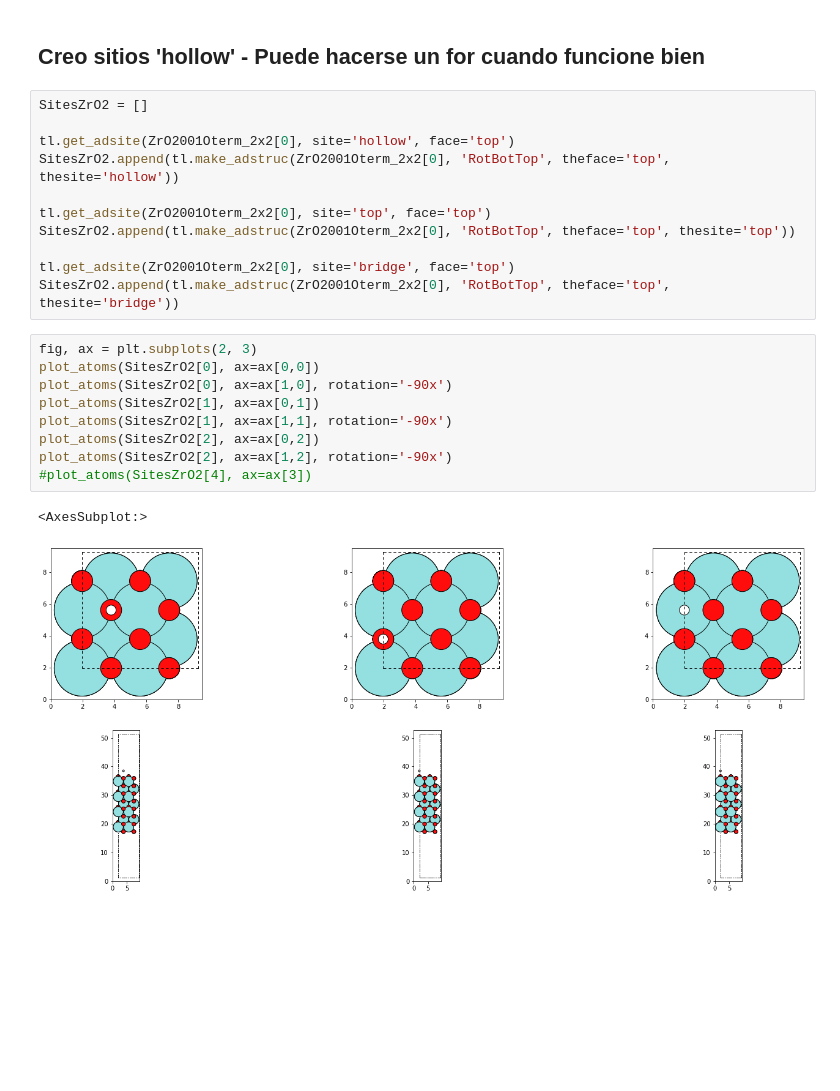
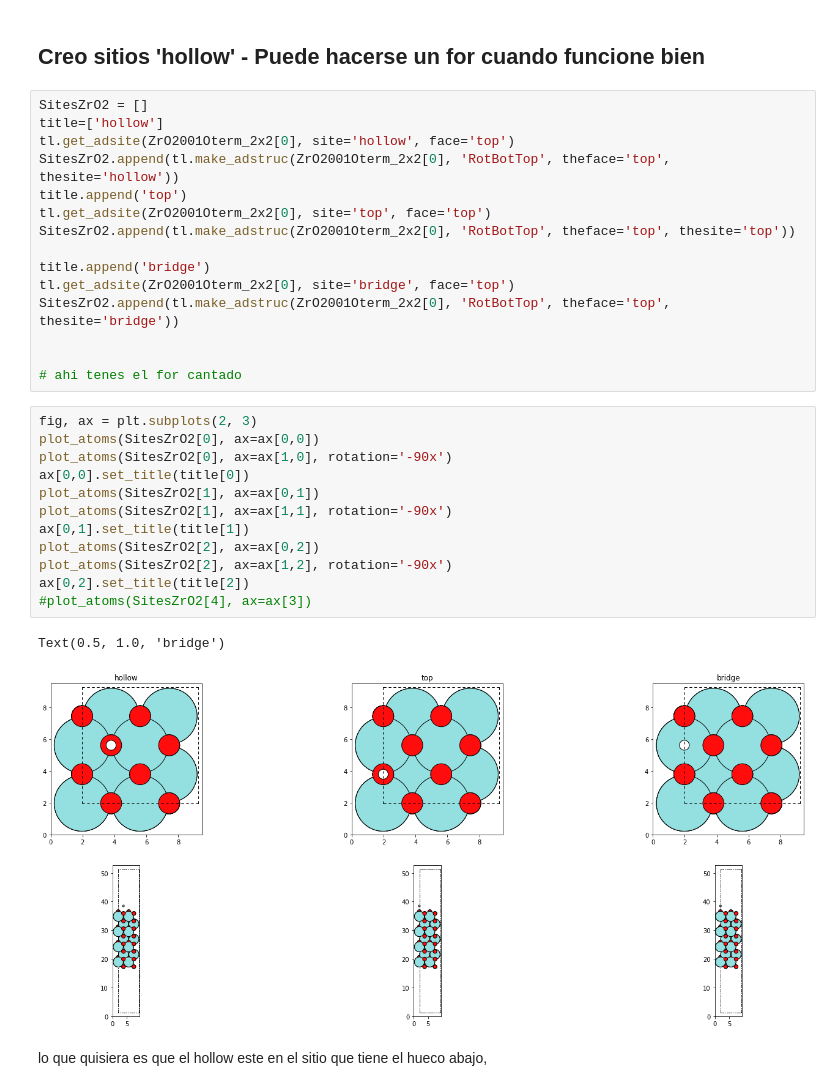
Before and after one commit to Division-Aleaciones-Especiales/ZrO2-Fractura, a Jupyter notebook: Sitios_ZrO2_2x2.ipynb, the cells around one changed output. Cells and saved outputs as stored; diff of their text form; blank space fills up the shorter version.

Commit message:
La posicion hollow no esta bien definida

```diff
--- a/Sitios_ZrO2_2x2.ipynb
+++ b/Sitios_ZrO2_2x2.ipynb
@@ -40,24 +40,33 @@ tl.plotviews(ZrO2001Oterm_2x2[0])
 ## Creo sitios 'hollow' - Puede hacerse un for cuando funcione bien
 # %%
 SitesZrO2 = []
-
+title=['hollow']
 tl.get_adsite(ZrO2001Oterm_2x2[0], site='hollow', face='top')
 SitesZrO2.append(tl.make_adstruc(ZrO2001Oterm_2x2[0], 'RotBotTop', theface='top', thesite='hollow'))
-
+title.append('top')
 tl.get_adsite(ZrO2001Oterm_2x2[0], site='top', face='top')
 SitesZrO2.append(tl.make_adstruc(ZrO2001Oterm_2x2[0], 'RotBotTop', theface='top', thesite='top'))
 
+title.append('bridge')
 tl.get_adsite(ZrO2001Oterm_2x2[0], site='bridge', face='top')
 SitesZrO2.append(tl.make_adstruc(ZrO2001Oterm_2x2[0], 'RotBotTop', theface='top', thesite='bridge'))
+
+
+# ahi tenes el for cantado
 # %%
 fig, ax = plt.subplots(2, 3)
 plot_atoms(SitesZrO2[0], ax=ax[0,0])
 plot_atoms(SitesZrO2[0], ax=ax[1,0], rotation='-90x')
+ax[0,0].set_title(title[0])
 plot_atoms(SitesZrO2[1], ax=ax[0,1])
 plot_atoms(SitesZrO2[1], ax=ax[1,1], rotation='-90x')
+ax[0,1].set_title(title[1])
 plot_atoms(SitesZrO2[2], ax=ax[0,2])
 plot_atoms(SitesZrO2[2], ax=ax[1,2], rotation='-90x')
+ax[0,2].set_title(title[2])
 #plot_atoms(SitesZrO2[4], ax=ax[3])
 # %% [output]
-<AxesSubplot:>
+Text(0.5, 1.0, 'bridge')
-[figure, old version]
+[figure, new version]
+# %% [markdown]
+lo que quisiera es que el hollow este en el sitio que tiene el hueco abajo,
```
